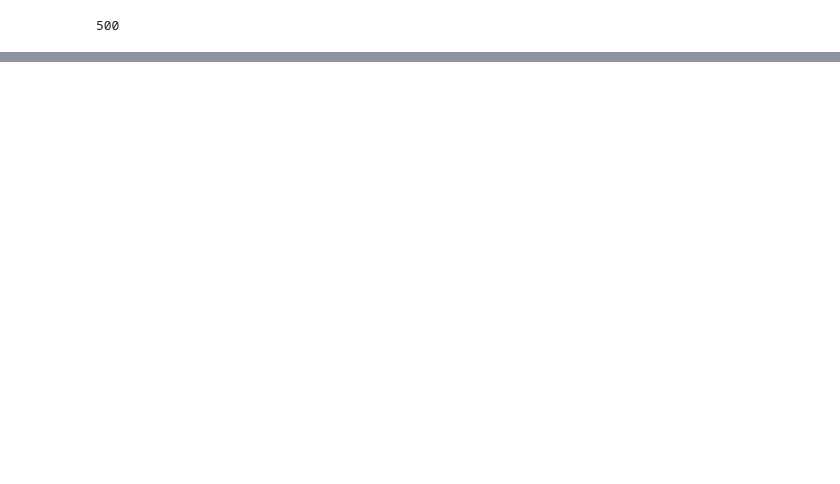
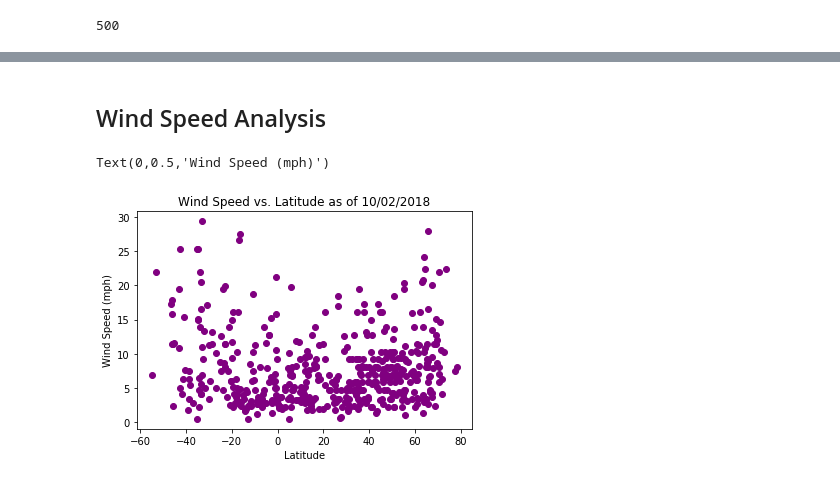
Before and after one commit to obnicholson/PythonAPIs_Oct3, a Jupyter notebook: WeatherPy.ipynb, the cells around one changed output, grey strips where cells are left out. Saved outputs shown, nothing was run; the diff lists cells and outputs as text; code cells hidden in the pictures; blank space fills up the shorter version.

```diff
--- a/WeatherPy.ipynb
+++ b/WeatherPy.ipynb
@@ -114,0 +162,10 @@ for city in weather:
+# %% [markdown]
+## Wind Speed Analysis
+# %%
+plt.scatter(lats,wind_speeds,marker="o",color="purple")
+plt.title(f'Wind Speed vs. Latitude as of {datetime.strftime("%m/%d/%Y")}')
+plt.xlabel("Latitude")
+plt.ylabel("Wind Speed (mph)")
+# %% [output]
+Text(0,0.5,'Wind Speed (mph)')
+[figure, added]
```
Also changed, not shown: parts of 9 cells of this notebook.
